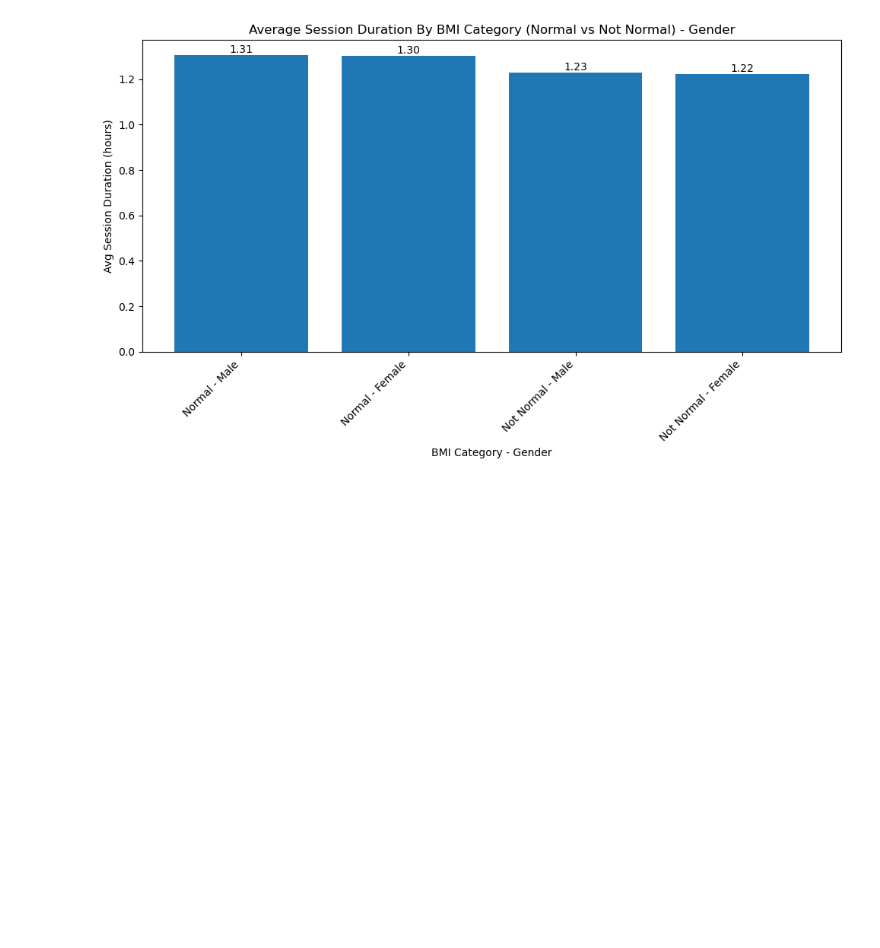
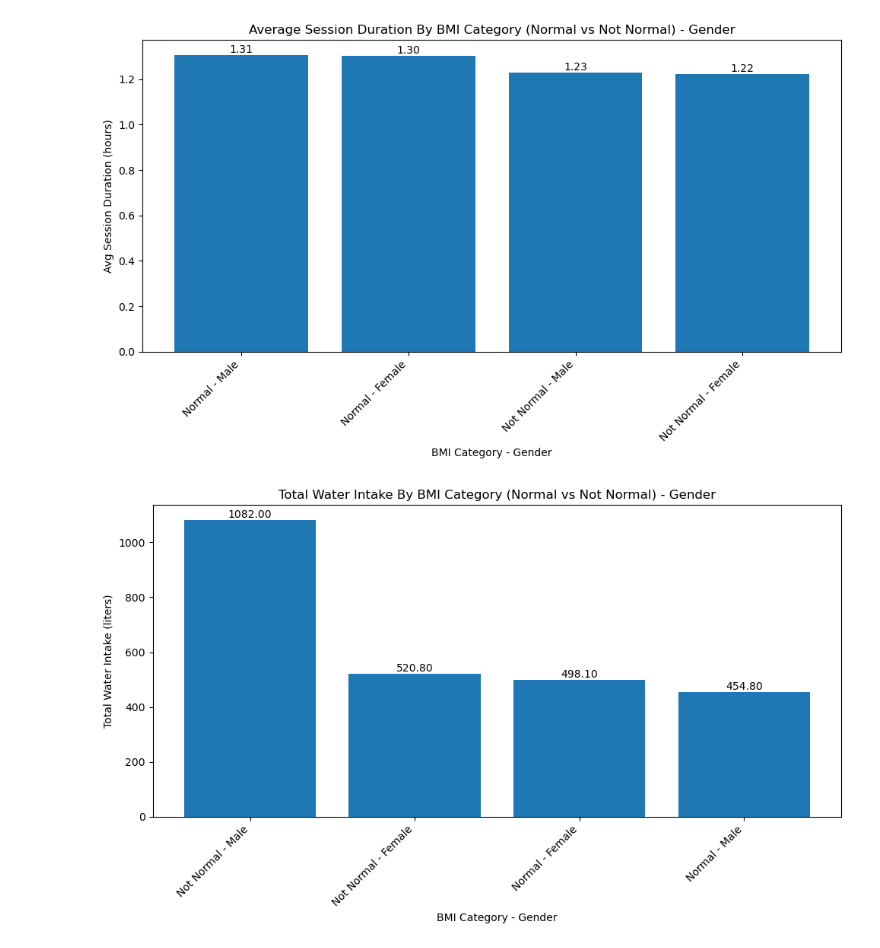
Before and after one commit to FlazeFy2/DS-Gym_Members_Exercise, a Jupyter notebook: exploratory data analysis-bar.ipynb, the cells around one changed output. Saved outputs shown, nothing was run; the diff lists cells and outputs as text; code cells hidden in the pictures; blank space fills up the shorter version.

Commit message:
[DS] Exploratory Data Analysis (EDA) - Bar Chart Total Water Intake By BMI Category (Normal vs Not Normal) and Gender

```diff
--- a/exploratory data analysis-bar.ipynb
+++ b/exploratory data analysis-bar.ipynb
@@ -454,3 +454,51 @@ plt.tight_layout()
 plt.show()
 # %% [output]
 [figure]
+# %%
+import pandas as pd
+import matplotlib.pyplot as plt
+import numpy as np
+
+df = pd.read_csv("gym_members_exercise_tracking.csv")
+
+# Exploratory Data Analysis (EDA) - Bar Chart Total Water Intake By BMI Category (Normal vs Not Normal) and Gender
+# Calculate BMI
+df['BMI'] = df['Weight (kg)'] / (df['Height (m)'] ** 2)
+
+# Function to classify BMI Category
+def get_bmi_category(bmi):
+    if 18.5 <= bmi < 25:
+        return "Normal"
+    else:
+        return "Not Normal"
+
+# Create BMI Category Column
+df['BMI_Category'] = df['BMI'].apply(get_bmi_category)
+
+# Grouping: Total Water Intake by BMI Category and Gender
+context_group_sum = df.groupby(['BMI_Category','Gender'], observed=False)['Water_Intake (liters)'].sum().reset_index(name='Total_Water_Intake')
+
+# Combine BMI Category and Gender
+context_group_sum['Category'] = context_group_sum['BMI_Category'] + ' - ' + context_group_sum['Gender']
+
+# Ordering
+context_group_sum = context_group_sum.sort_values(by='Total_Water_Intake', ascending=False)
+values = context_group_sum['Total_Water_Intake'].values
+context = context_group_sum['Category']
+
+# Plotting
+x = np.arange(len(context))
+fig, ax = plt.subplots(figsize=(10, 6))
+# Plot Bar
+p = ax.bar(x, values)
+ax.bar_label(p, fmt='%.2f')
+# Bar Chart
+ax.set_title(f'Total Water Intake By BMI Category (Normal vs Not Normal) - Gender')
+ax.set_xlabel('BMI Category - Gender')
+ax.set_ylabel('Total Water Intake (liters)')
+ax.set_xticks(x)
+ax.set_xticklabels(context, rotation=45, ha='right')
+plt.tight_layout()
+plt.show()
+# %% [output]
+[figure, added]
```
